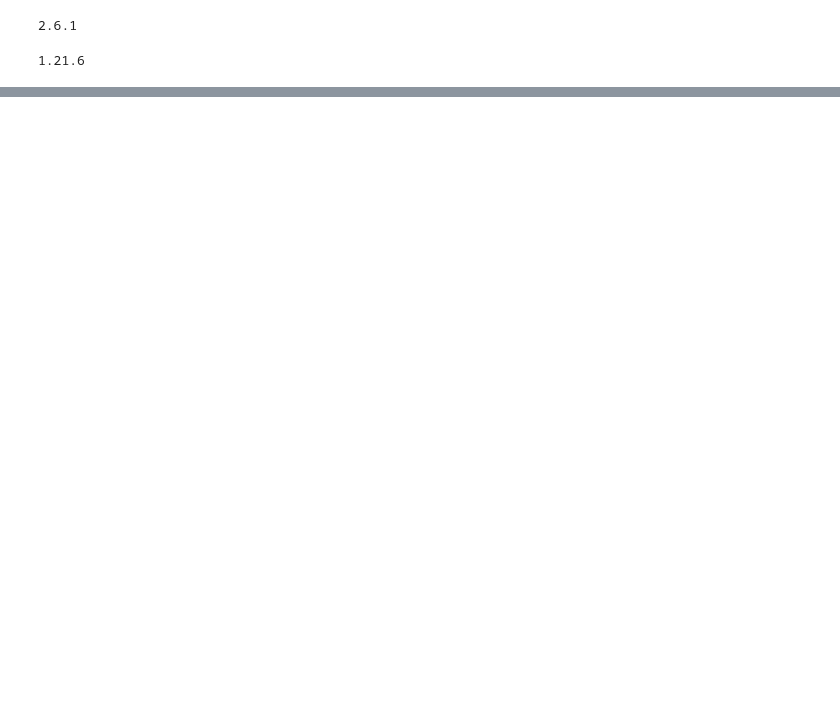
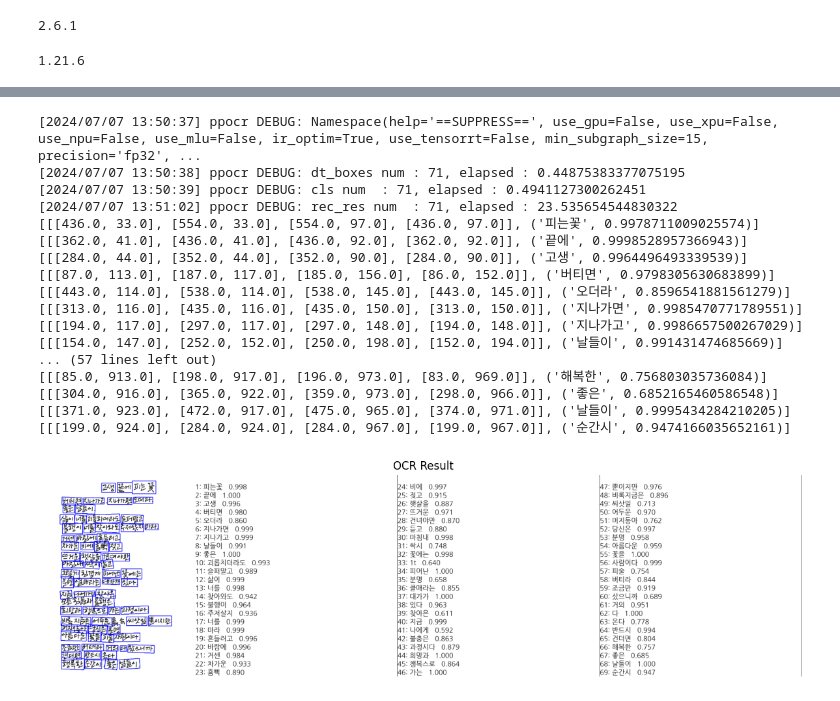
Before and after one commit to hubjh/docker_test_envs, a Jupyter notebook: ocr/paddle_ocr/workspace/paddle_ocr_test.ipynb, the cells around one changed output, grey strips where cells are left out. Drawn from its saved outputs; the diff is of its cells as text; code cells hidden in the pictures; blank space fills up the shorter version.

```diff
--- a/ocr/paddle_ocr/workspace/paddle_ocr_test.ipynb
+++ b/ocr/paddle_ocr/workspace/paddle_ocr_test.ipynb
@@ -52,0 +56,65 @@ download https://paddleocr.bj.bcebos.com/PP-OCRv4/multilingual/korean_PP-OCRv4_r
+# %%
+from paddleocr import PaddleOCR, draw_ocr
+import cv2
+from matplotlib import pyplot as plt
+
+# PaddleOCR 모델 초기화 (CPU 모드)
+ocr = PaddleOCR(use_angle_cls=True, lang='korean', use_gpu=False)
+
+# 이미지 파일 경로
+image_path = 'ts_png.png'
+
+# OCR 수행
+result = ocr.ocr(image_path, cls=True)
+
+# 결과를 y좌표와 x좌표 기준으로 정렬하는 함수
+def sort_by_coordinates(result):
+    # y 좌표를 기준으로 정렬하되, 같은 y 좌표일 때는 x 좌표 기준으로 정렬
+    return sorted(result, key=lambda x: (min(p[1] for p in x[0]), min(p[0] for p in x[0])))
+
+# 결과 정렬
+sorted_result = sort_by_coordinates(result[0])
+
+# 결과 출력
+for line in sorted_result:
+    print(line)
+
+# 결과 시각화
+image = cv2.imread(image_path)
+boxes = [res[0] for res in sorted_result]
+txts = [res[1][0] for res in sorted_result]
+scores = [res[1][1] for res in sorted_result]
+
+# 이미지에 OCR 결과 그리기
+image = draw_ocr(image, boxes, txts, scores, font_path='NanumGothic.ttf')
+
+# 결과 이미지 표시
+plt.figure(figsize=(15, 15))  # 여기서 figsize를 조정하여 이미지 크기를 변경합니다
+plt.imshow(cv2.cvtColor(image, cv2.COLOR_BGR2RGB))
+plt.title('OCR Result')
+plt.axis('off')
+
+# 결과 이미지 저장
+output_image_path = 'ocr_result.png'
+plt.savefig(output_image_path, bbox_inches='tight')
+
+plt.show()
+# %% [output]
+[2024/07/07 13:50:37] ppocr DEBUG: Namespace(help='==SUPPRESS==', use_gpu=False, use_xpu=False, use_npu=False, use_mlu=False, ir_optim=True, use_tensorrt=False, min_subgraph_size=15, precision='fp32', ...
+[2024/07/07 13:50:38] ppocr DEBUG: dt_boxes num : 71, elapsed : 0.44875383377075195
+[2024/07/07 13:50:39] ppocr DEBUG: cls num  : 71, elapsed : 0.4941127300262451
+[2024/07/07 13:51:02] ppocr DEBUG: rec_res num  : 71, elapsed : 23.535654544830322
+[[[436.0, 33.0], [554.0, 33.0], [554.0, 97.0], [436.0, 97.0]], ('피는꽃', 0.9978711009025574)]
+[[[362.0, 41.0], [436.0, 41.0], [436.0, 92.0], [362.0, 92.0]], ('끝에', 0.9998528957366943)]
+[[[284.0, 44.0], [352.0, 44.0], [352.0, 90.0], [284.0, 90.0]], ('고생', 0.9964496493339539)]
+[[[87.0, 113.0], [187.0, 117.0], [185.0, 156.0], [86.0, 152.0]], ('버티면', 0.9798305630683899)]
+[[[443.0, 114.0], [538.0, 114.0], [538.0, 145.0], [443.0, 145.0]], ('오더라', 0.8596541881561279)]
+[[[313.0, 116.0], [435.0, 116.0], [435.0, 150.0], [313.0, 150.0]], ('지나가면', 0.9985470771789551)]
+[[[194.0, 117.0], [297.0, 117.0], [297.0, 148.0], [194.0, 148.0]], ('지나가고', 0.9986657500267029)]
+[[[154.0, 147.0], [252.0, 152.0], [250.0, 198.0], [152.0, 194.0]], ('날들이', 0.991431474685669)]
+... (57 lines left out)
+[[[85.0, 913.0], [198.0, 917.0], [196.0, 973.0], [83.0, 969.0]], ('해복한', 0.756803035736084)]
+[[[304.0, 916.0], [365.0, 922.0], [359.0, 973.0], [298.0, 966.0]], ('좋은', 0.6852165460586548)]
+[[[371.0, 923.0], [472.0, 917.0], [475.0, 965.0], [374.0, 971.0]], ('날들이', 0.9995434284210205)]
+[[[199.0, 924.0], [284.0, 924.0], [284.0, 967.0], [199.0, 967.0]], ('순간시', 0.9474166035652161)]
+[figure, added]
```
Also changed, not shown: parts of 1 cell of this notebook, 4 other files.
